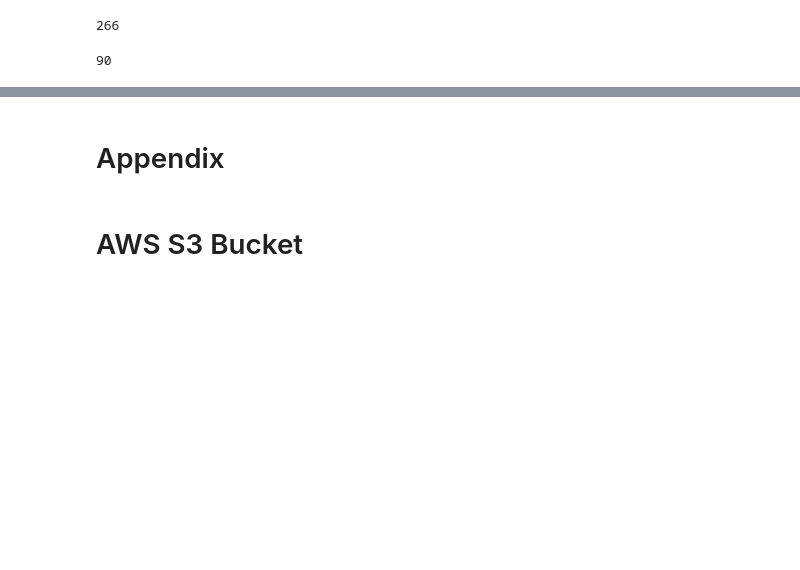
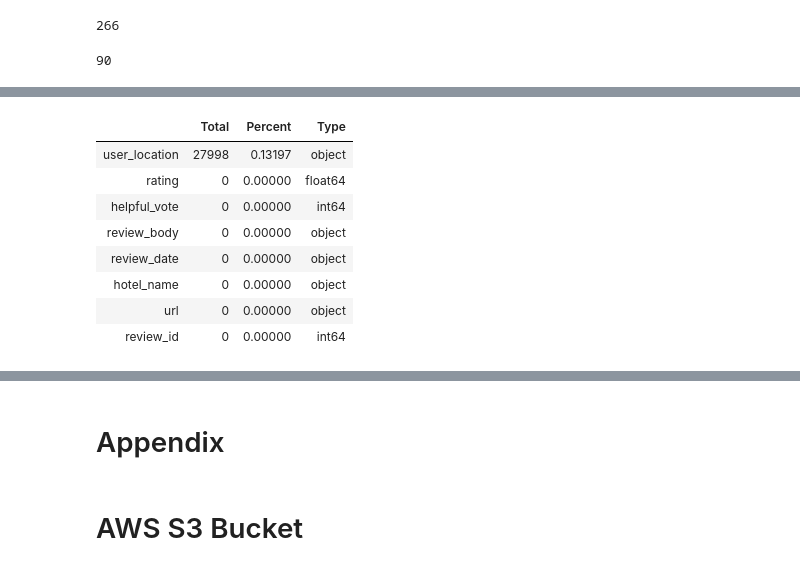
Before and after one commit to chelseanbr/between-the-lines, a Jupyter notebook: notebooks/web_scraping_tripadvisor_aws.ipynb, the cells around one changed output, grey strips where cells are left out. Cells and saved outputs as stored; diff of their text form; code cells hidden in the pictures; blank space fills up the shorter version.

```diff
--- a/notebooks/web_scraping_tripadvisor_aws.ipynb
+++ b/notebooks/web_scraping_tripadvisor_aws.ipynb
@@ -396,0 +443,12 @@ plt.rc('figure', titlesize=BIGGEST_SIZE)  # fontsize of the figure title
+# %%
+hlp.get_nulls(df_all_hotels)
+# %% [output]
+|  | Total | Percent | Type |
+| user_location | 27998 | 0.13197 | object |
+| rating | 0 | 0.00000 | float64 |
+| helpful_vote | 0 | 0.00000 | int64 |
+| review_body | 0 | 0.00000 | object |
+| review_date | 0 | 0.00000 | object |
+| hotel_name | 0 | 0.00000 | object |
+| url | 0 | 0.00000 | object |
+| review_id | 0 | 0.00000 | int64 |
```
Also changed, not shown: parts of 16 cells of this notebook, 6 other files.
